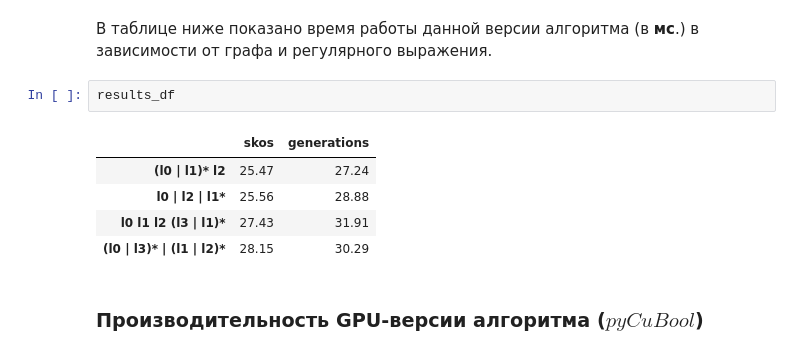
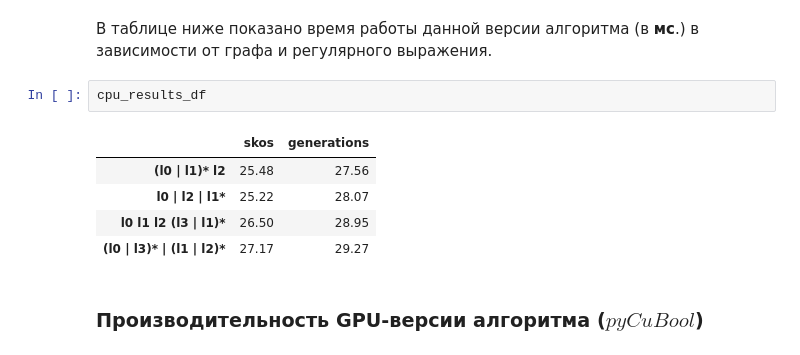
Before and after one commit to FormalLanguageConstrainedPathQuerying/formal-lang-course, a Jupyter notebook: researches/rpq_research.ipynb, the cells around one changed output. Drawn from its saved outputs; the diff is of its cells as text.

```diff
--- a/researches/rpq_research.ipynb
+++ b/researches/rpq_research.ipynb
@@ -746,14 +746,14 @@ Perfomance:
 === === ===
 # %% [markdown]
 В таблице ниже показано время работы данной версии алгоритма (в **мс**.) в зависимости от графа и регулярного выражения.
-# %%
-results_df
-# %% [output]
-|  | skos | generations |
-| (l0 | l1)* l2 | 25.47 | 27.24 |
-| l0 | l2 | l1* | 25.56 | 28.88 |
-| l0 l1 l2 (l3 | l1)* | 27.43 | 31.91 |
-| (l0 | l3)* | (l1 | l2)* | 28.15 | 30.29 |
+# %%
+cpu_results_df
+# %% [output]
+|  | skos | generations |
+| (l0 | l1)* l2 | 25.48 | 27.56 |
+| l0 | l2 | l1* | 25.22 | 28.07 |
+| l0 l1 l2 (l3 | l1)* | 26.50 | 28.95 |
+| (l0 | l3)* | (l1 | l2)* | 27.17 | 29.27 |
 # %% [markdown]
 ### Производительность GPU-версии алгоритма ($pyCuBool$)
 # %%
```
Also changed, not shown: parts of 8 cells of this notebook.
